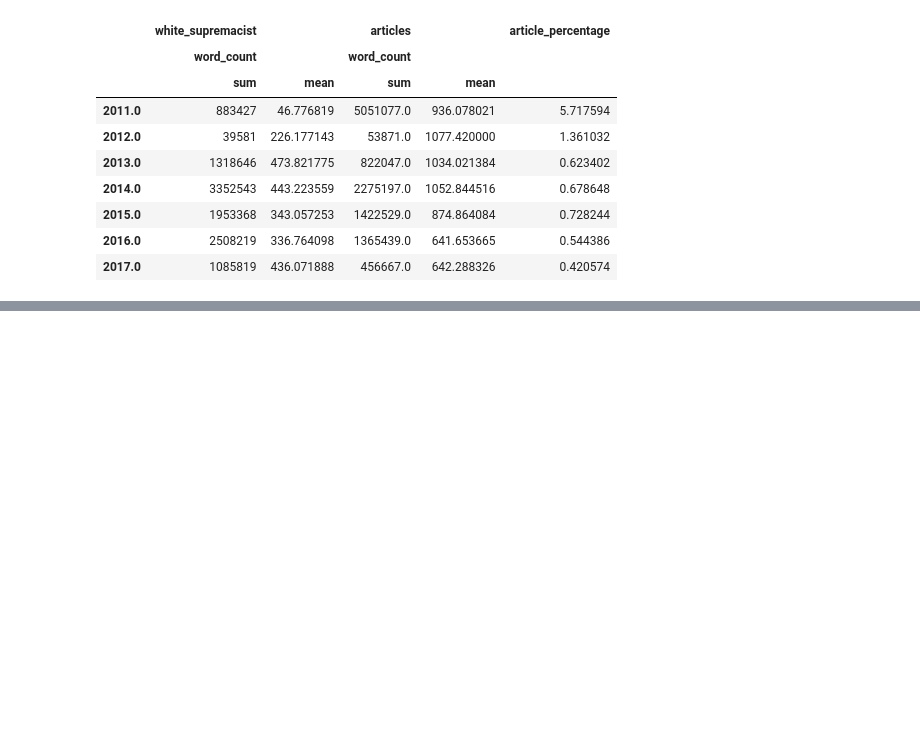
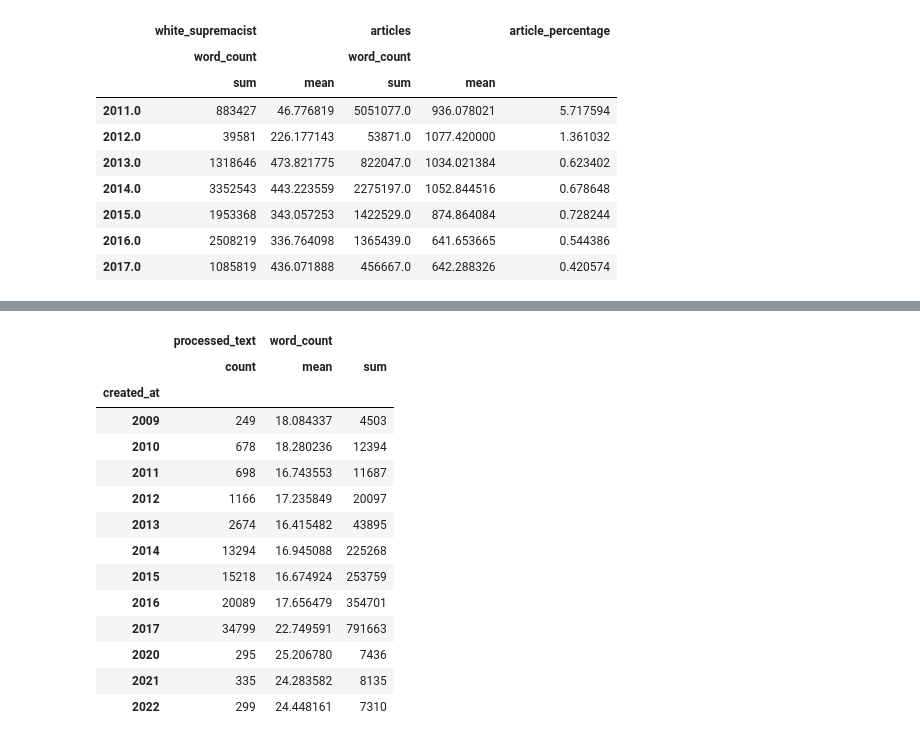
Before and after one commit to michaelmilleryoder/white_supremacist_lang, a Jupyter notebook: jupyter/neutral_data.ipynb, the cells around one changed output, grey strips where cells are left out. Drawn from its saved outputs; the diff is of its cells as text; code cells hidden in the pictures; blank space fills up the shorter version.

```diff
--- a/jupyter/neutral_data.ipynb
+++ b/jupyter/neutral_data.ipynb
@@ -588,0 +642,25 @@ Sums
+# %%
+# Tokenize, preprocess
+import re
+from nltk.tokenize import TweetTokenizer
+tokenizer = TweetTokenizer(strip_handles=True)
+
+def remove_urls(text, urls):
+    new_text = text
+    urls = [entity['url'] for entity in urls]
+    for url in urls:
+        new_text = new_text.replace(url, '<URL>')
+    return new_text
+
+def process_text(text, user_mentions, urls):
+    new_text = text
+    if isinstance(urls, list):
+        new_text = remove_urls(new_text, urls)
+    new_text = ' '.join(tokenizer.tokenize(new_text)).replace('RT', '').replace('…', '')
+    new_text = re.sub(r'^ : ', '', new_text)
+    return new_text.lower()
+
+tweets['processed_text'] = [process_text(text, user_mentions, urls) for text, user_mentions, urls in tqdm(zip(
+    tweets['text'], tweets['entities.mentions'], tweets['entities.urls']), total=len(tweets))]
+
+tweets[['processed_text', 'text']].sample(20)
@@ -588,0 +716,23 @@ Sums
+# %%
+tweets['word_count'] = tweets.processed_text.str.split().str.len()
+tweets_yearly = tweets.groupby(by=tweets.created_at.dt.year).agg({
+    'processed_text': 'count',
+    'word_count': ['mean', 'sum']
+})
+tweets_yearly
+# %% [output]
+|  | processed_text | word_count |  |
+|  | count | mean | sum |
+| created_at |  |  |  |
+| 2009 | 249 | 18.084337 | 4503 |
+| 2010 | 678 | 18.280236 | 12394 |
+| 2011 | 698 | 16.743553 | 11687 |
+| 2012 | 1166 | 17.235849 | 20097 |
+| 2013 | 2674 | 16.415482 | 43895 |
+| 2014 | 13294 | 16.945088 | 225268 |
+| 2015 | 15218 | 16.674924 | 253759 |
+| 2016 | 20089 | 17.656479 | 354701 |
+| 2017 | 34799 | 22.749591 | 791663 |
+| 2020 | 295 | 25.206780 | 7436 |
+| 2021 | 335 | 24.283582 | 8135 |
+| 2022 | 299 | 24.448161 | 7310 |
```
Also changed, not shown: parts of 7 cells of this notebook, 1 other file.
